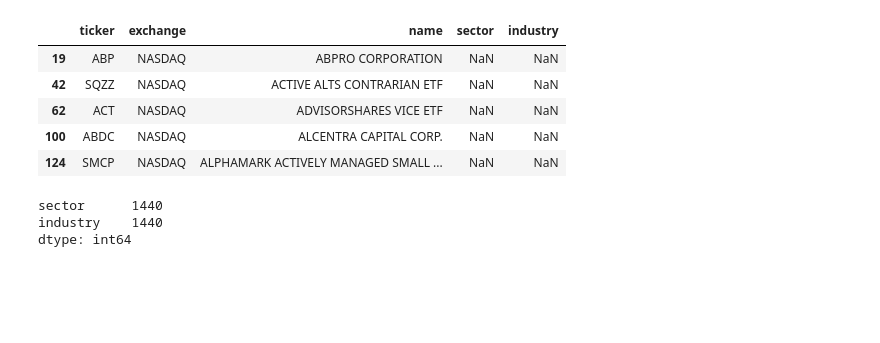
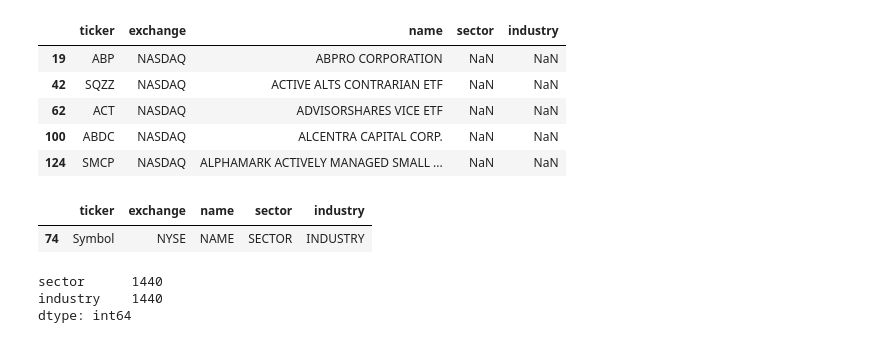
Before and after one commit to Yvesangwa/DAAI_projects, a Jupyter notebook: Project_1_EDA_Stock_Market_Data/EDA_Historical_Data_Stock_Market.ipynb, the cells around one changed output. Saved outputs shown, nothing was run; the diff lists cells and outputs as text; code cells hidden in the pictures; blank space fills up the shorter version.

```diff
--- a/Project_1_EDA_Stock_Market_Data/EDA_Historical_Data_Stock_Market.ipynb
+++ b/Project_1_EDA_Stock_Market_Data/EDA_Historical_Data_Stock_Market.ipynb
@@ -180,6 +180,13 @@ stock_data[stock_data["sector"].isnull()].head()
 | 62 | ACT | NASDAQ | ADVISORSHARES VICE ETF | NaN | NaN |
 | 100 | ABDC | NASDAQ | ALCENTRA CAPITAL CORP. | NaN | NaN |
 | 124 | SMCP | NASDAQ | ALPHAMARK ACTIVELY MANAGED SMALL ... | NaN | NaN |
+# %%
+# Identify the erroneous repeated header (SECTOR)
+
+stock_data[stock_data["sector"] == "SECTOR"]
+# %% [output]
+|  | ticker | exchange | name | sector | industry |
+| 74 | Symbol | NYSE | NAME | SECTOR | INDUSTRY |
 # %%
 # Are sector and industry missing together?
 
```
Also changed, not shown: parts of 18 cells of this notebook.
